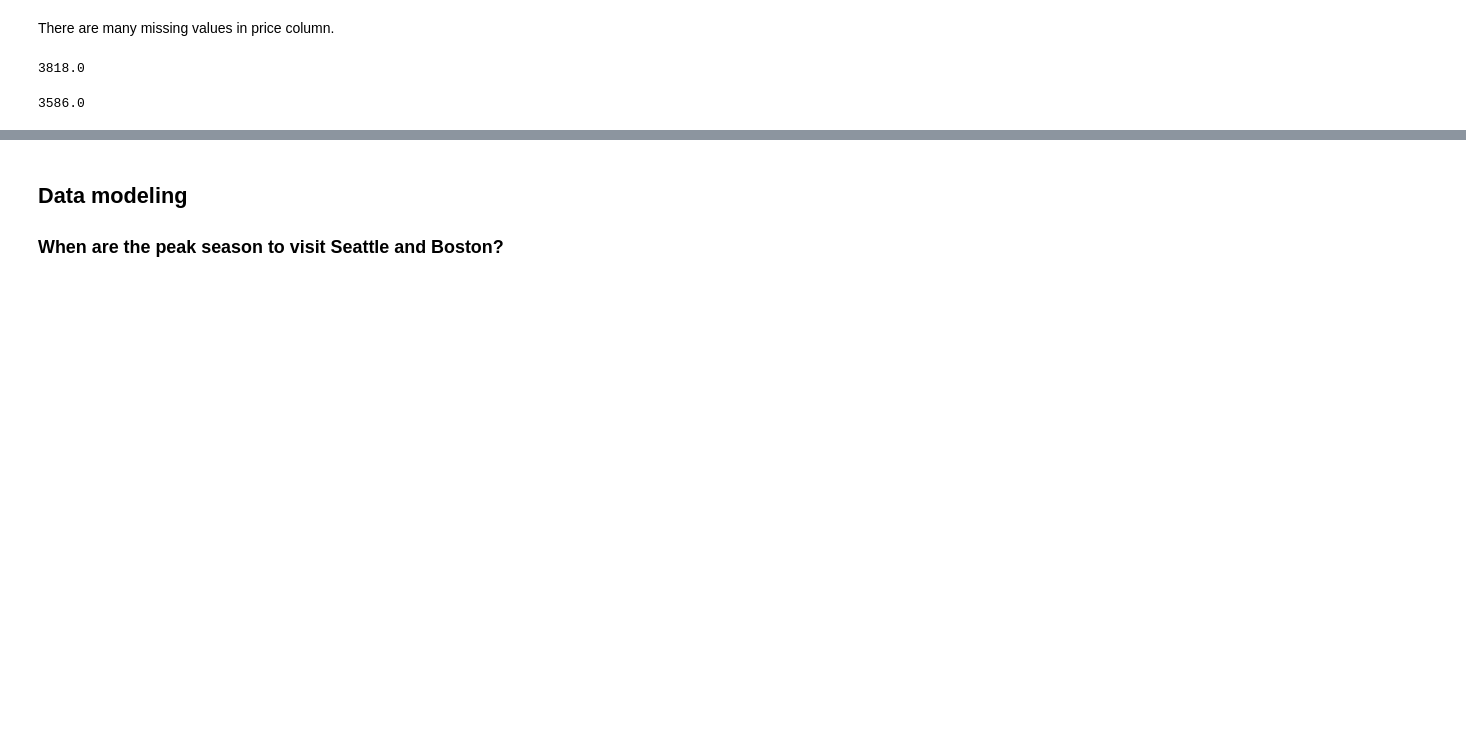
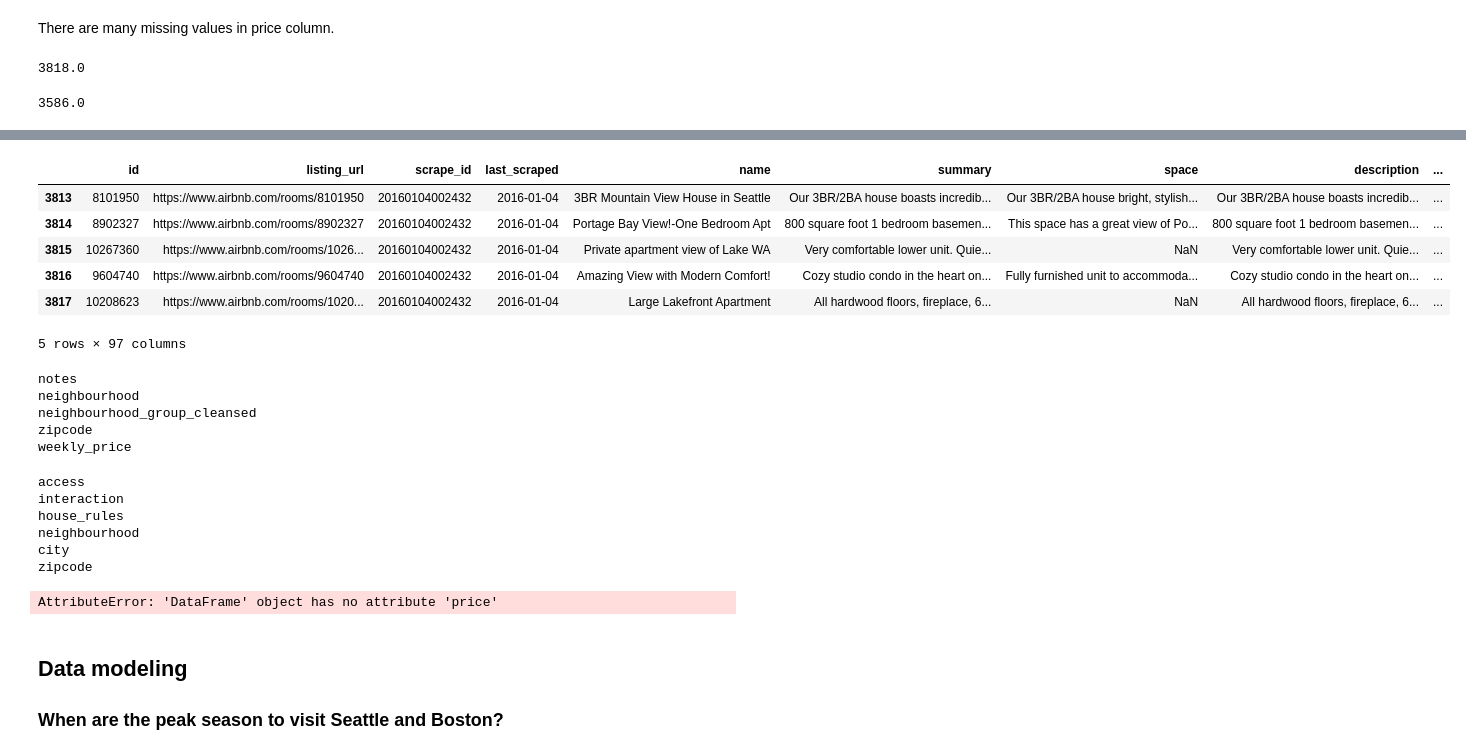
Before and after one commit to mamadcamzis/BostonSeatle, a Jupyter notebook: boston_seattle_blog.ipynb, the cells around one changed output, grey strips where cells are left out. Saved outputs shown, nothing was run; the diff lists cells and outputs as text; code cells hidden in the pictures; blank space fills up the shorter version.

```diff
--- a/boston_seattle_blog.ipynb
+++ b/boston_seattle_blog.ipynb
@@ -394,0 +609,10 @@ print(boston_cal_cleaned.shape[0]/365)
+# %%
+seatlle_list.tail(5)
+# %% [output]
+|  | id | listing_url | scrape_id | last_scraped | name | summary | space | description | ... |
+| 3813 | 8101950 | https://www.airbnb.com/rooms/8101950 | 20160104002432 | 2016-01-04 | 3BR Mountain View House in Seattle | Our 3BR/2BA house boasts incredib... | Our 3BR/2BA house bright, stylish... | Our 3BR/2BA house boasts incredib... | ... |
+| 3814 | 8902327 | https://www.airbnb.com/rooms/8902327 | 20160104002432 | 2016-01-04 | Portage Bay View!-One Bedroom Apt | 800 square foot 1 bedroom basemen... | This space has a great view of Po... | 800 square foot 1 bedroom basemen... | ... |
+| 3815 | 10267360 | https://www.airbnb.com/rooms/1026... | 20160104002432 | 2016-01-04 | Private apartment view of Lake WA | Very comfortable lower unit. Quie... | NaN | Very comfortable lower unit. Quie... | ... |
+| 3816 | 9604740 | https://www.airbnb.com/rooms/9604740 | 20160104002432 | 2016-01-04 | Amazing View with Modern Comfort! | Cozy studio condo in the heart on... | Fully furnished unit to accommoda... | Cozy studio condo in the heart on... | ... |
+| 3817 | 10208623 | https://www.airbnb.com/rooms/1020... | 20160104002432 | 2016-01-04 | Large Lakefront Apartment | All hardwood floors, fireplace, 6... | NaN | All hardwood floors, fireplace, 6... | ... |
+5 rows × 97 columns
@@ -395,3 +621,24 @@ print(boston_cal_cleaned.shape[0]/365)
+# %%
+seatlle_list_modified = clean_list_df(seatlle_list)
+# %% [output]
+notes
+neighbourhood
+neighbourhood_group_cleansed
+zipcode
+weekly_price
+# %%
+boston_list_modified = clean_list_df(boston_list)
+# %% [output]
+access
+interaction
+house_rules
+neighbourhood
+city
+zipcode
+# %%
+boston_list_modified.price
+# %% [output]
+AttributeError: 'DataFrame' object has no attribute 'price'
 # %% [markdown]
 ## Data modeling
 ### When are the peak season to visit Seattle and Boston?
```
Also changed, not shown: parts of 15 cells of this notebook.
